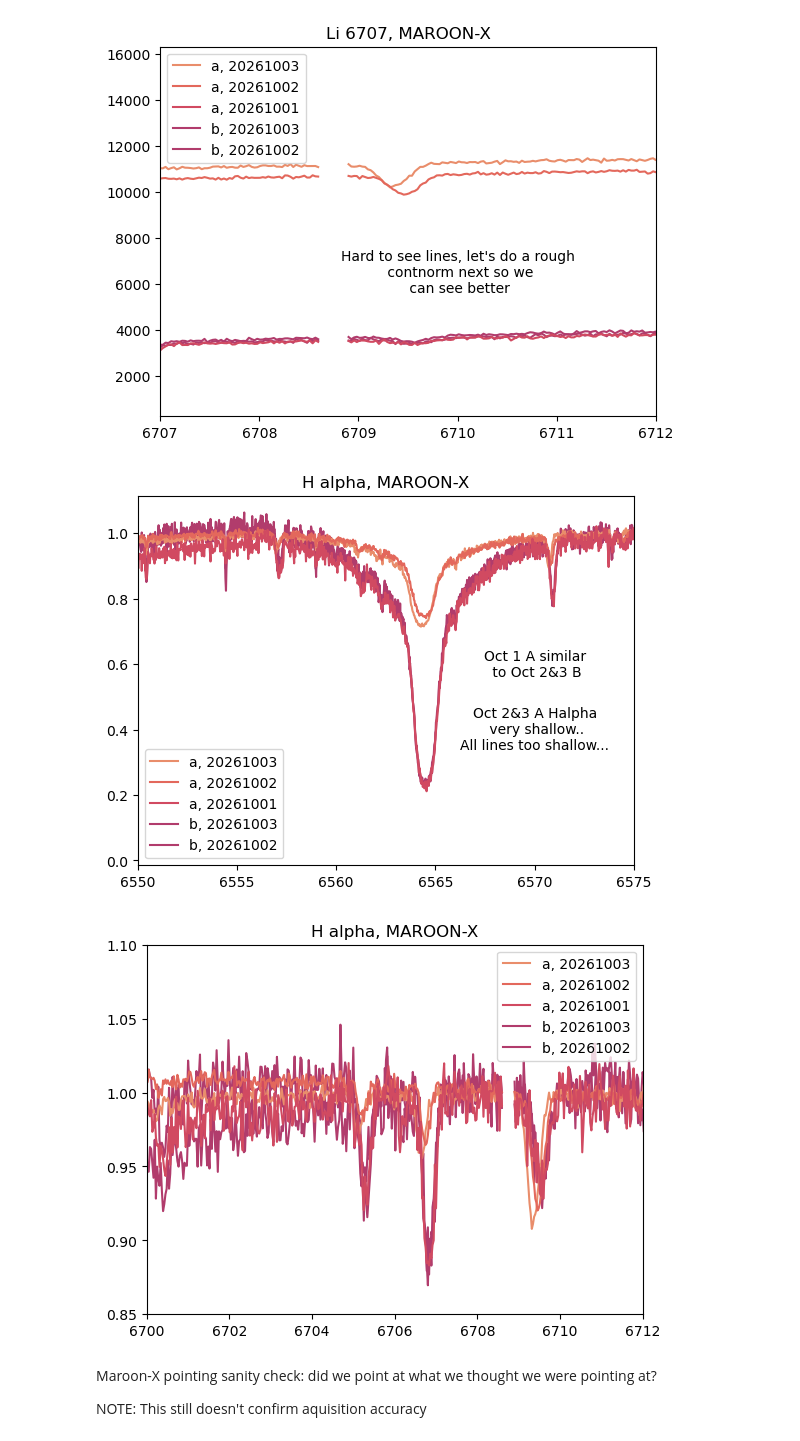
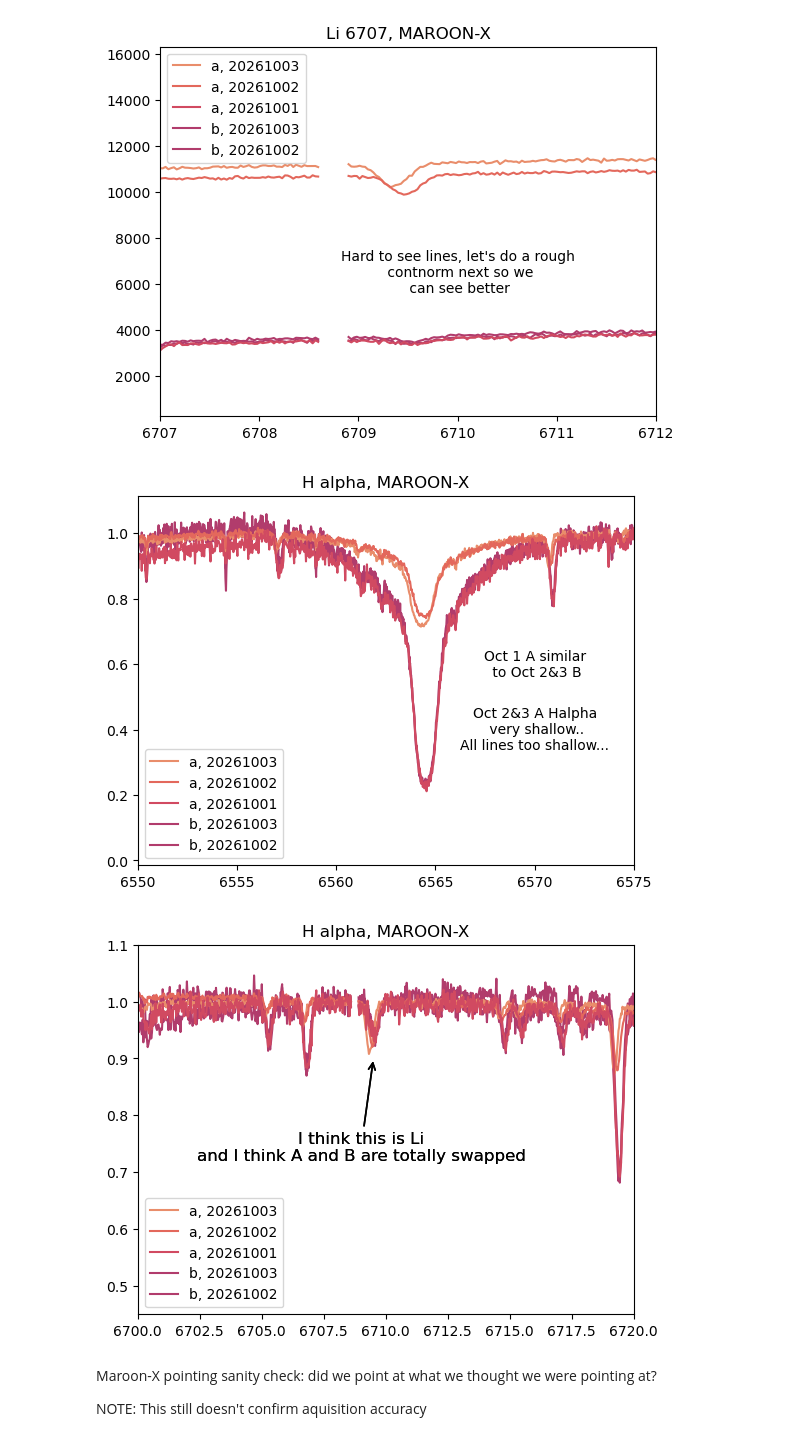
Before and after one commit to catherine-manea/WB74, a Jupyter notebook: reinvestigation.ipynb, the cells around one changed output. Cells and saved outputs as stored; diff of their text form; code cells hidden in the pictures.

```diff
--- a/reinvestigation.ipynb
+++ b/reinvestigation.ipynb
@@ -225,37 +224,38 @@ arm = "RED"    # BLUE OR RED
 order =  24   #RED order 24 has Li, BLUE order 2 has Halpha
 
 if arm == "BLUE":
     extver = 1
 elif arm == "RED":
     extver = 2
 
 for j, filename in enumerate(WB74_a_MAROONX_spectra):
     date = filename.split('/')[-1].split('_')[0].split('M')[0].strip('N')
     with fits.open(filename) as hdu:
         fluxes = np.asarray(hdu[("BOX_REDUCED_FIBER_3", extver)].data,dtype=float)[order]
         waves = np.asarray(hdu[("WLS_SIMULTANEOUS_FIBER_3", extver)].data,dtype=float)[order]*10
         plt.plot(waves, line_contnorm(waves, fluxes, 6708, 6711), label=f'a, {date}', c=palette[j])
 
 
 
 for filename in WB74_b_MAROONX_spectra:
     date = filename.split('/')[-1].split('_')[0].split('M')[0].strip('N')
     with fits.open(filename) as hdu:
         fluxes = np.asarray(hdu[("BOX_REDUCED_FIBER_3", extver)].data,dtype=float)[order]
         waves = np.asarray(hdu[("WLS_SIMULTANEOUS_FIBER_3", extver)].data,dtype=float)[order]*10
         plt.plot(waves, line_contnorm(waves, fluxes, 6708, 6711), c=palette[3], label=f'b, {date}', zorder=0)
+        plt.annotate('I think this is Li\nand I think A and B are totally swapped',xy=(6709.5, 0.90),xytext=(6709, 0.72),
+            ha='center',fontsize=12,arrowprops=dict(arrowstyle='->',lw=1.2))
 
-
-plt.xlim(6700, 6712)
-plt.ylim(.85, 1.1)
+plt.xlim(6700, 6720)
+plt.ylim(.45, 1.1)
 # plt.text(6570, .6, 'Oct 1 A similar\n to Oct 2&3 B', va='center',ha='center')
 # plt.text(6570, .4, 'Oct 2&3 A Halpha\n very shallow..\nAll lines too shallow...', va='center',ha='center')
 plt.title('H alpha, MAROON-X')
 plt.legend()
 plt.show()
 # %% [output]
 [figure]
-[figure, old version]
+[figure, new version]
 # %% [markdown]
 Maroon-X pointing sanity check: did we point at what we thought we were pointing at?
 
```
Also changed, not shown: parts of 2 cells of this notebook.
